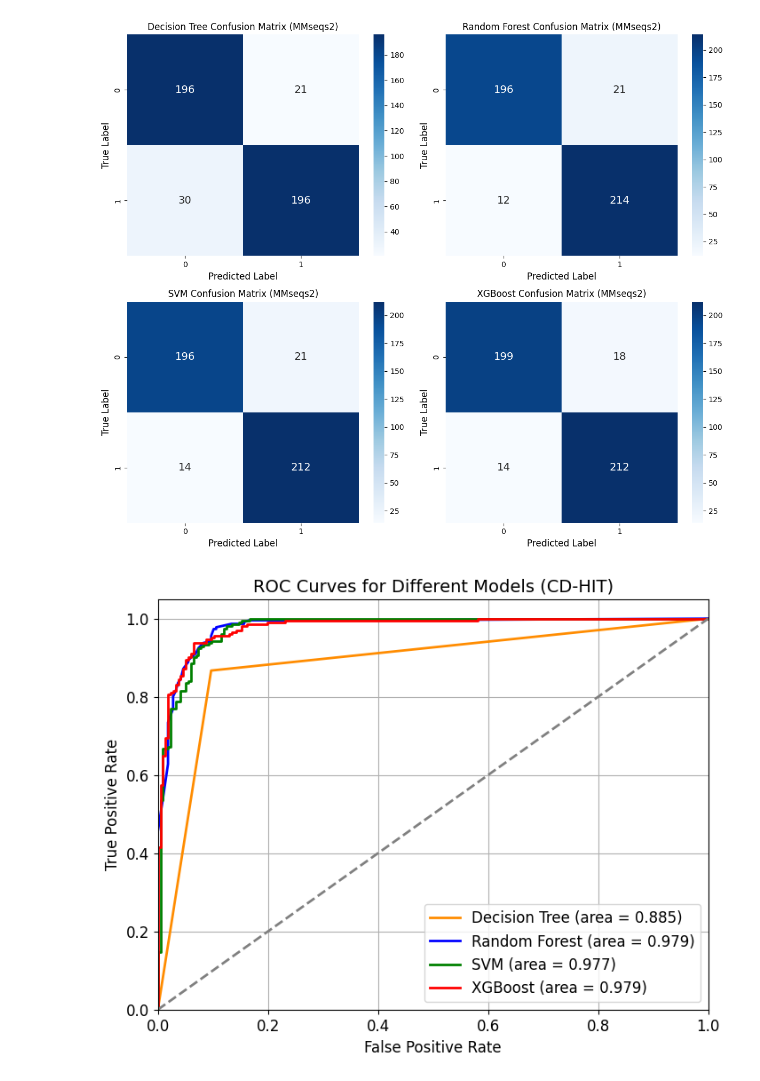
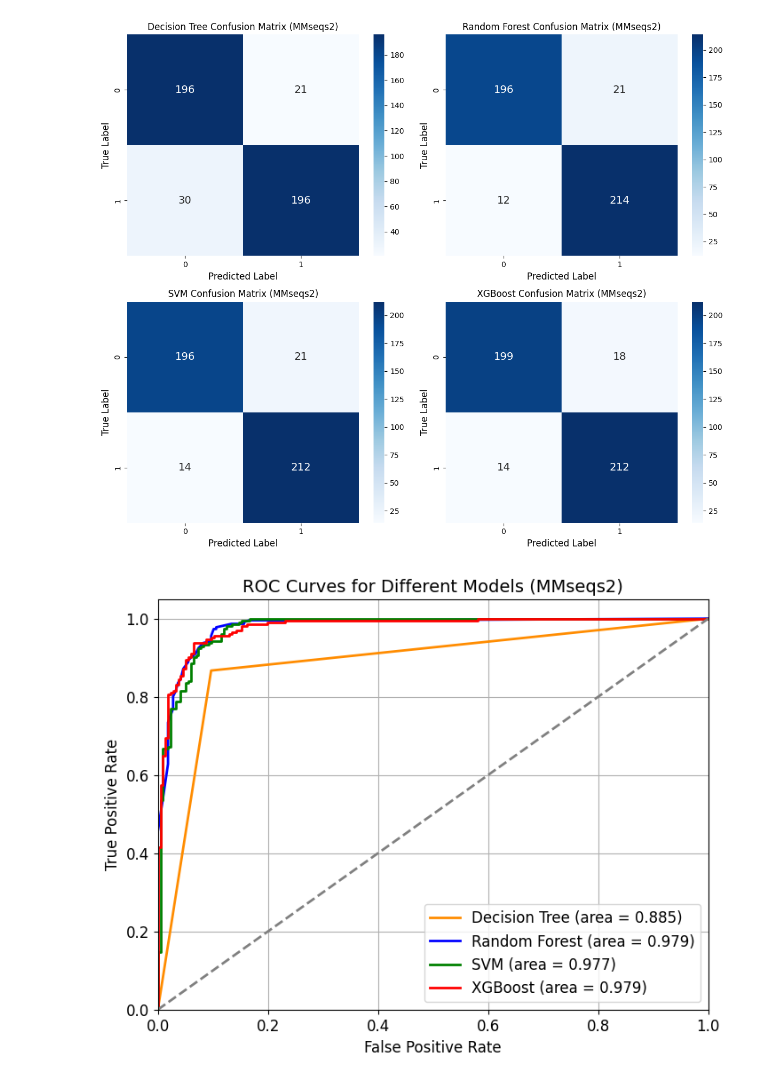
Before and after one commit to ChristianNeitzel/Projeto-Bioinf-PhageAcr, a Jupyter notebook: 6_code_ML_mmseqs_v2.ipynb, the cells around one changed output. Drawn from its saved outputs; the diff is of its cells as text; code cells hidden in the pictures.

```diff
--- a/6_code_ML_mmseqs_v2.ipynb
+++ b/6_code_ML_mmseqs_v2.ipynb
@@ -907,32 +907,32 @@ plt.show()
 # %%
 from sklearn.metrics import roc_curve, auc
 import matplotlib.pyplot as plt
 
 # Plot ROC curve for Decision Tree
 plt.figure(figsize=(8, 6))
 plt.plot(test_fpr_dt, test_tpr_dt, color='darkorange', lw=2, label=f'Decision Tree (area = {test_roc_auc_dt:.3f})')
 
 # Plot ROC curve for Random Forest
 plt.plot(test_fpr_rf, test_tpr_rf, color='blue', lw=2, label=f'Random Forest (area = {test_roc_auc_rf:.3f})')
 
 # Plot ROC curve for SVM
 plt.plot(test_fpr_svm, test_tpr_svm, color='green', lw=2, label=f'SVM (area = {test_roc_auc_svm:.3f})')
 
 # Plot ROC curve for XGBoost
 plt.plot(test_fpr_xgb, test_tpr_xgb, color='red', lw=2, label=f'XGBoost (area = {test_roc_auc_xgb:.3f})')
 
 # Plot the diagonal line (random classifier)
 plt.plot([0, 1], [0, 1], color='gray', lw=2, linestyle='--')
 
 # Set plot properties
 plt.xlim([0.0, 1.0])
 plt.ylim([0.0, 1.05])
 plt.xlabel('False Positive Rate', fontsize=12)
 plt.ylabel('True Positive Rate', fontsize=12)
-plt.title('ROC Curves for Different Models (CD-HIT)', fontsize=14)
+plt.title('ROC Curves for Different Models (MMseqs2)', fontsize=14)
 plt.legend(loc='lower right', fontsize=12)
 plt.tick_params(axis='both', which='major', labelsize=12)
 plt.grid(True)
 plt.show()
 # %% [output]
-[figure, old version]
+[figure, new version]
```
Also changed, not shown: parts of 1 cell of this notebook, 1 other file.
